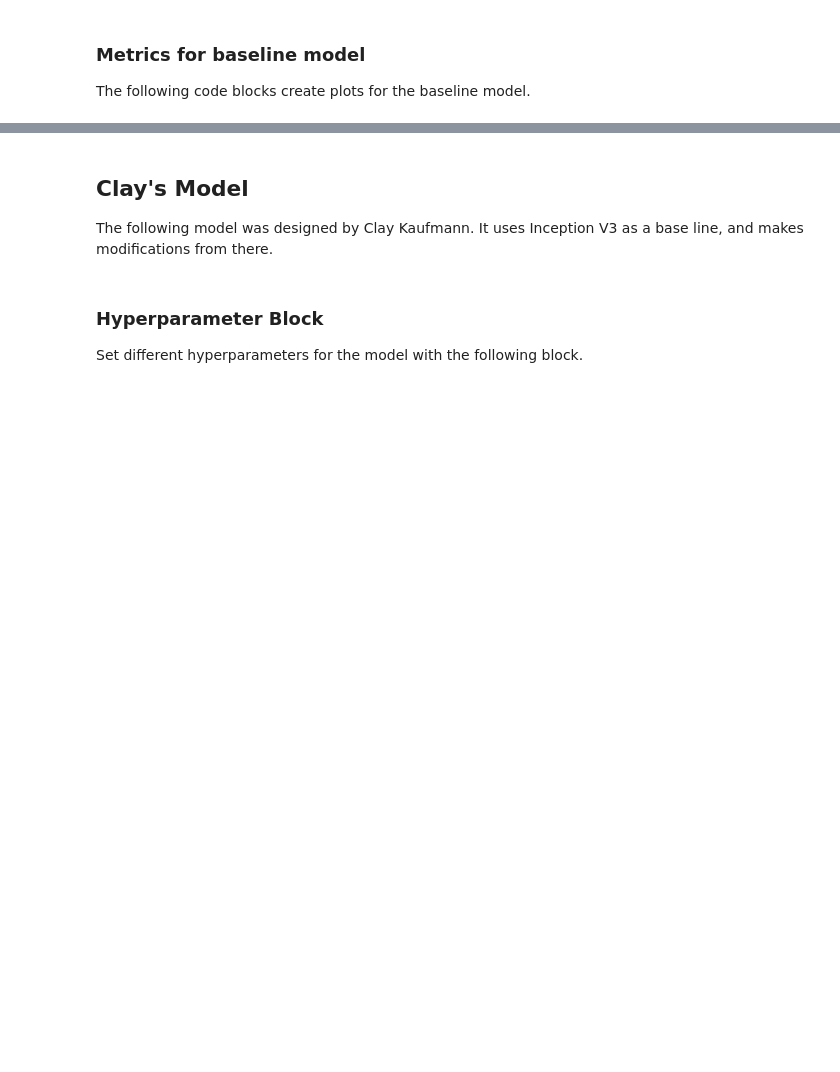
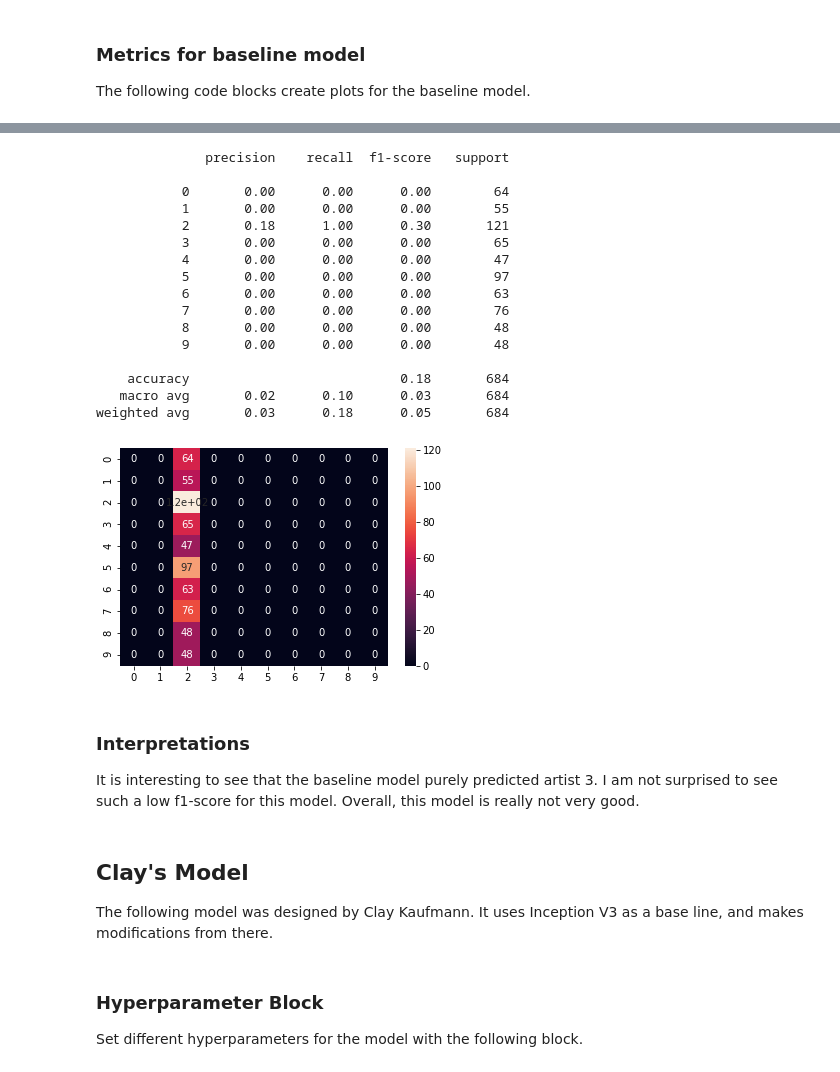
Before and after one commit to claykaufmann/art-classifier, a Jupyter notebook: clay_model.ipynb, the cells around one changed output, grey strips where cells are left out. Cells and saved outputs as stored; diff of their text form; code cells hidden in the pictures; blank space fills up the shorter version.

```diff
--- a/clay_model.ipynb
+++ b/clay_model.ipynb
@@ -174,7 +174,7 @@ sequential_model = tf.keras.Sequential([
   tf.keras.layers.MaxPooling2D(),
   tf.keras.layers.Flatten(),
   tf.keras.layers.Dense(128, activation='relu'),
-  tf.keras.layers.Dense(NUM_ARTISTS - 1)
+  tf.keras.layers.Dense(NUM_ARTISTS)
 ])
 
 # compile model
@@ -202,7 +199,7 @@ sequential_model.fit_generator(
     validation_data = valid_gen,
     validation_steps = steps_valid,
     verbose=1,
-    epochs=1,
+    epochs=10,
     callbacks=[checkpt, early_stop]
 )
 # %% [output]
@@ -267,0 +227,9 @@ InvalidArgumentError: Shapes of all inputs must match: values[0].shape = [9] !=
+# %%
+# Load model weights
+sequential_model.load_weights('baseline_model.hdf5')
+
+# make predictions using the test set
+predict = sequential_model.predict_generator(test_gen, steps=steps_test, verbose=1)
+
+# collect the actual index of the predicted class
+predicted_class = np.argmax(predict, axis=1)
@@ -268,3 +238,42 @@ InvalidArgumentError: Shapes of all inputs must match: values[0].shape = [9] !=
+# %%
+"""
+Produce result metrics
+"""
+
+# collect the actual classes of the predictions
+r = dict(train_gen.class_indices.items())
+y_true = test_df['Name']
+y_true = [r[k] for k in y_true]
+
+# create confusion matrix
+cm = confusion_matrix(y_true, predicted_class)
+sns.heatmap(cm, annot=True)
+
+# print classification report
+print(classification_report(y_true, predicted_class))
+# %% [output]
+              precision    recall  f1-score   support
+
+           0       0.00      0.00      0.00        64
+           1       0.00      0.00      0.00        55
+           2       0.18      1.00      0.30       121
+           3       0.00      0.00      0.00        65
+           4       0.00      0.00      0.00        47
+           5       0.00      0.00      0.00        97
+           6       0.00      0.00      0.00        63
+           7       0.00      0.00      0.00        76
+           8       0.00      0.00      0.00        48
+           9       0.00      0.00      0.00        48
+
+    accuracy                           0.18       684
+   macro avg       0.02      0.10      0.03       684
+weighted avg       0.03      0.18      0.05       684
+[figure, added]
+# %% [markdown]
+### Interpretations
+It is interesting to see that the baseline model purely predicted artist 3. I am
+not surprised to see such a low f1-score for this model. Overall, this model is
+really not very good.
 # %% [markdown]
 ## Clay's Model
 The following model was designed by Clay Kaufmann. It uses Inception V3 as a
```
Also changed, not shown: parts of 10 cells of this notebook, 2 other files.
